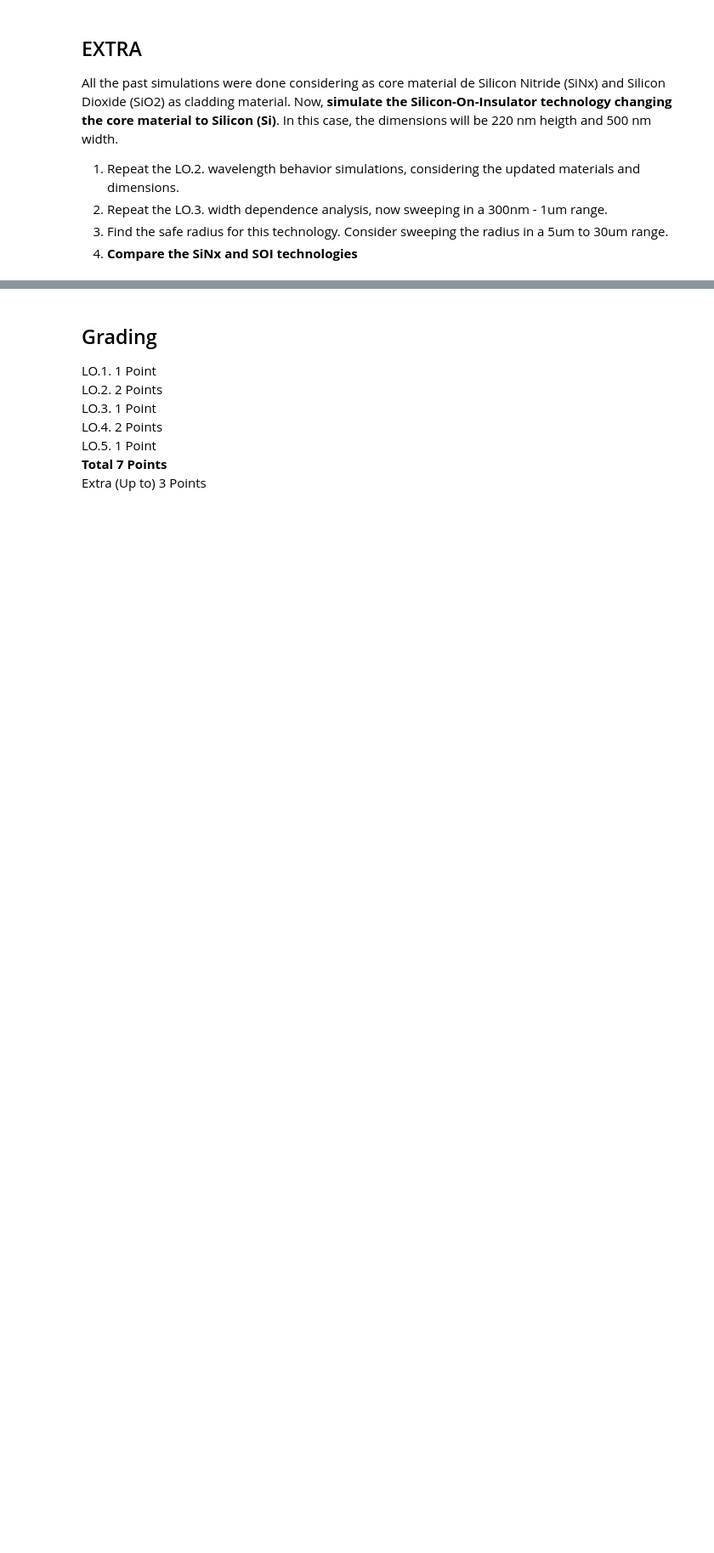
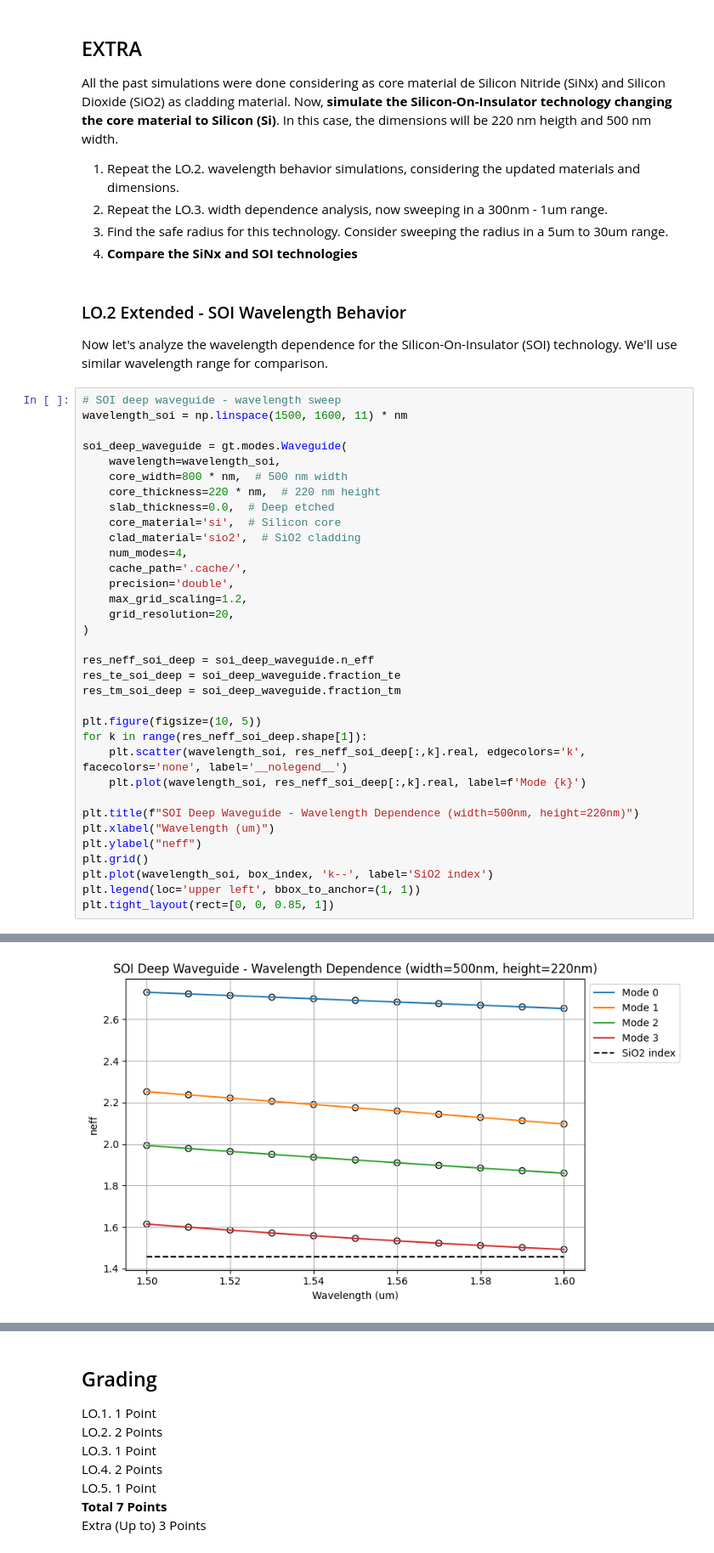
Before and after one commit to lorenagomezdiego/cifoin-lab1, a Jupyter notebook: WAVEGUIDES_Student.ipynb, the cells around one changed output, grey strips where cells are left out. Shown at 85% size. Saved outputs shown, nothing was run; the diff lists cells and outputs as text; blank space fills up the shorter version.

```diff
--- a/WAVEGUIDES_Student.ipynb
+++ b/WAVEGUIDES_Student.ipynb
@@ -626,3 +611,42 @@ All the past simulations were done considering as core material de Silicon Nitri
 2. Repeat the LO.3. width dependence analysis, now sweeping in a 300nm - 1um range.
 3. Find the safe radius for this technology. Consider sweeping the radius in a 5um to 30um range.
 4. **Compare the SiNx and SOI technologies**
+# %% [markdown]
+### LO.2 Extended - SOI Wavelength Behavior
+
+Now let's analyze the wavelength dependence for the Silicon-On-Insulator (SOI) technology. We'll use similar wavelength range for comparison.
+# %%
+# SOI deep waveguide - wavelength sweep
+wavelength_soi = np.linspace(1500, 1600, 11) * nm
+
+soi_deep_waveguide = gt.modes.Waveguide(
+    wavelength=wavelength_soi,
+    core_width=800 * nm,  # 500 nm width
+    core_thickness=220 * nm,  # 220 nm height
+    slab_thickness=0.0,  # Deep etched
+    core_material='si',  # Silicon core
+    clad_material='sio2',  # SiO2 cladding
+    num_modes=4,
+    cache_path='.cache/',
+    precision='double',
+    max_grid_scaling=1.2,
+    grid_resolution=20,
+)
+
+res_neff_soi_deep = soi_deep_waveguide.n_eff
+res_te_soi_deep = soi_deep_waveguide.fraction_te
+res_tm_soi_deep = soi_deep_waveguide.fraction_tm
+
+plt.figure(figsize=(10, 5))
+for k in range(res_neff_soi_deep.shape[1]):
+    plt.scatter(wavelength_soi, res_neff_soi_deep[:,k].real, edgecolors='k', facecolors='none', label='__nolegend__')
+    plt.plot(wavelength_soi, res_neff_soi_deep[:,k].real, label=f'Mode {k}')
+
+plt.title(f"SOI Deep Waveguide - Wavelength Dependence (width=500nm, height=220nm)")
+plt.xlabel("Wavelength (um)")
+plt.ylabel("neff")
+plt.grid()
+plt.plot(wavelength_soi, box_index, 'k--', label='SiO2 index')
+plt.legend(loc='upper left', bbox_to_anchor=(1, 1))
+plt.tight_layout(rect=[0, 0, 0.85, 1])
+# %% [output]
@@ -628,0 +654 @@ All the past simulations were done considering as core material de Silicon Nitri
+[figure, added]
```
Also changed, not shown: parts of 14 cells of this notebook, 3 other files.
